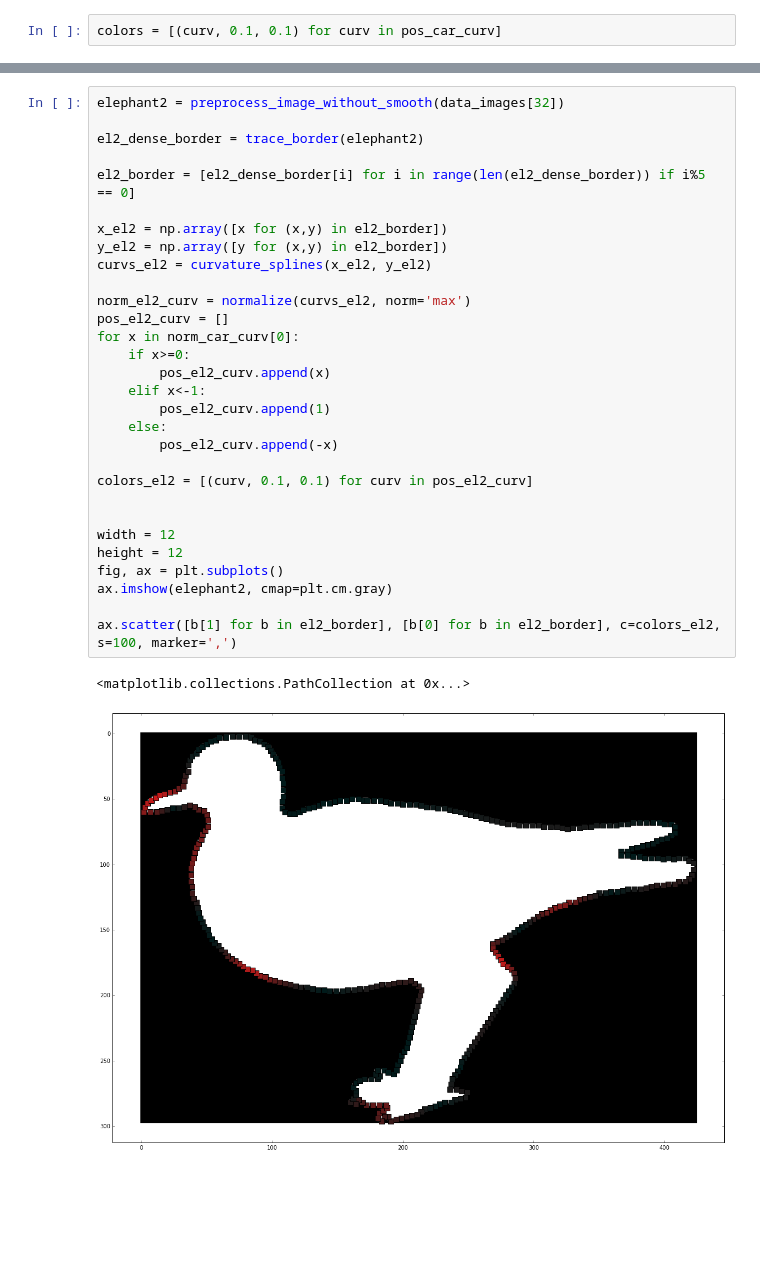
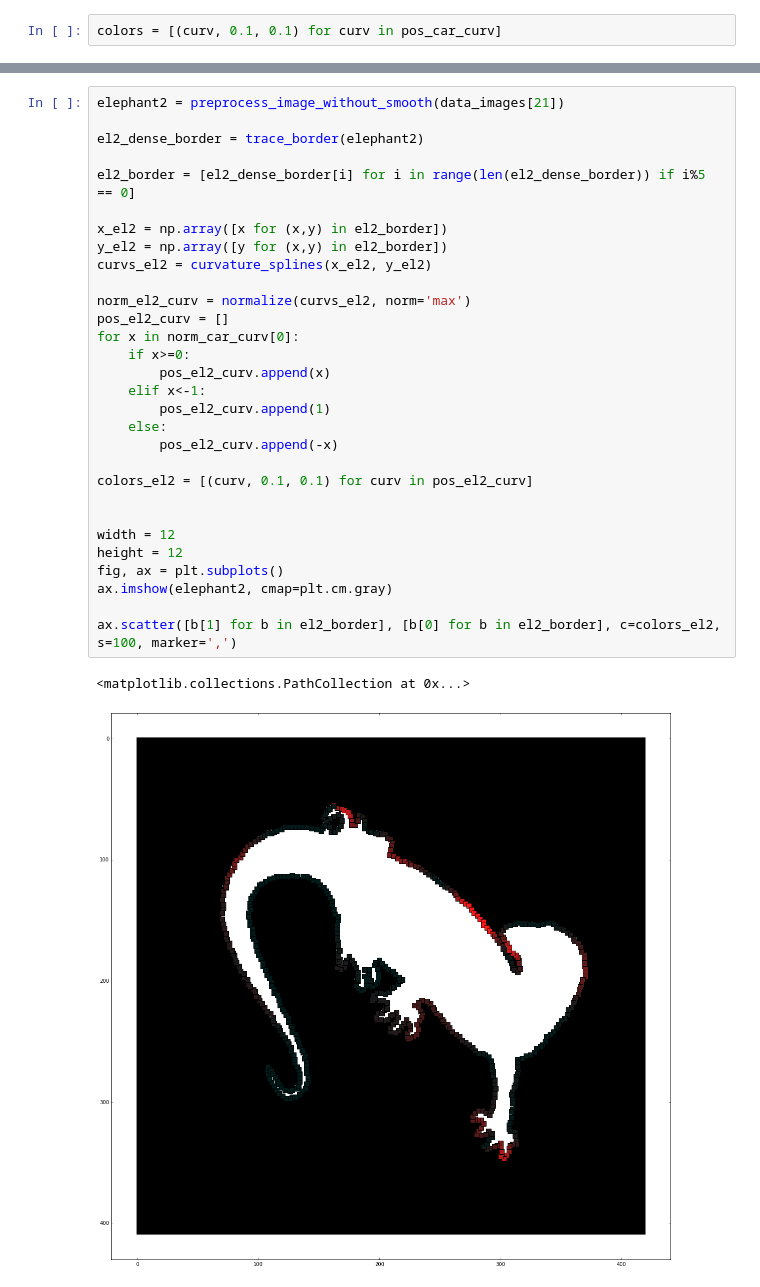
Before and after one commit to eugeniashurko/fork-recognition, a Jupyter notebook: experiments/curvature.ipynb, the cells around one changed output, grey strips where cells are left out. Cells and saved outputs as stored; diff of their text form; blank space fills up the shorter version.

```diff
--- a/experiments/curvature.ipynb
+++ b/experiments/curvature.ipynb
@@ -355,36 +385,36 @@ imshow(filled_image)
 # %%
-elephant2 = preprocess_image_without_smooth(data_images[32])
+elephant2 = preprocess_image_without_smooth(data_images[21])
 
 el2_dense_border = trace_border(elephant2)
 
 el2_border = [el2_dense_border[i] for i in range(len(el2_dense_border)) if i%5 == 0]
 
 x_el2 = np.array([x for (x,y) in el2_border])
 y_el2 = np.array([y for (x,y) in el2_border])
 curvs_el2 = curvature_splines(x_el2, y_el2)
 
 norm_el2_curv = normalize(curvs_el2, norm='max')
 pos_el2_curv = []
 for x in norm_car_curv[0]:
     if x>=0:
         pos_el2_curv.append(x)
     elif x<-1:
         pos_el2_curv.append(1)
     else:
         pos_el2_curv.append(-x)
 
 colors_el2 = [(curv, 0.1, 0.1) for curv in pos_el2_curv]
 
 
 width = 12
 height = 12
 fig, ax = plt.subplots()
 ax.imshow(elephant2, cmap=plt.cm.gray)
 
 ax.scatter([b[1] for b in el2_border], [b[0] for b in el2_border], c=colors_el2, s=100, marker=',')
 # %% [output]
 <matplotlib.collections.PathCollection at 0x...>
-[figure, old version]
+[figure, new version]
 # %%
 imshow(data_images[32])
 # %% [output]
```
Also changed, not shown: parts of 19 cells of this notebook, 1 other file.
